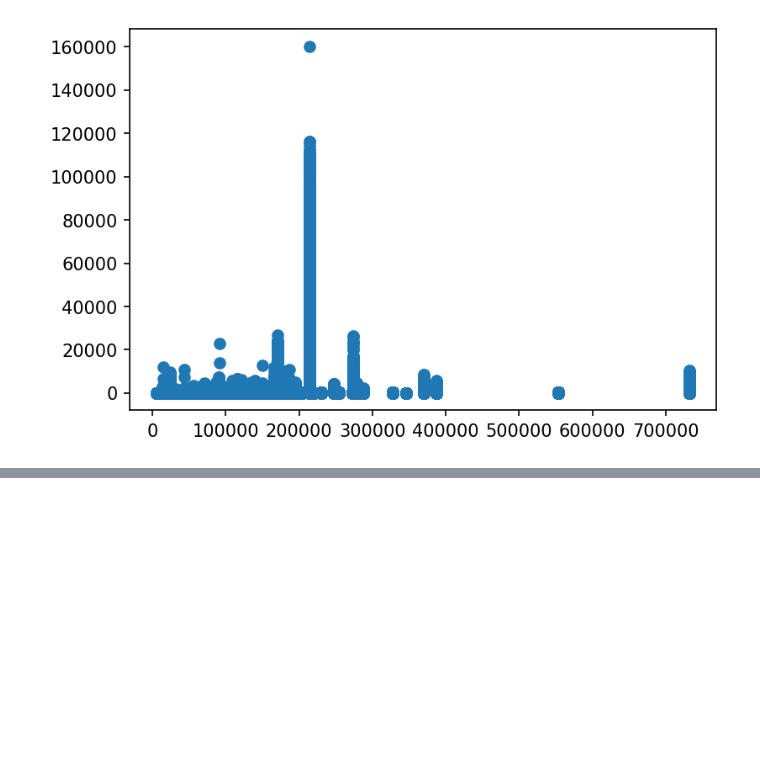
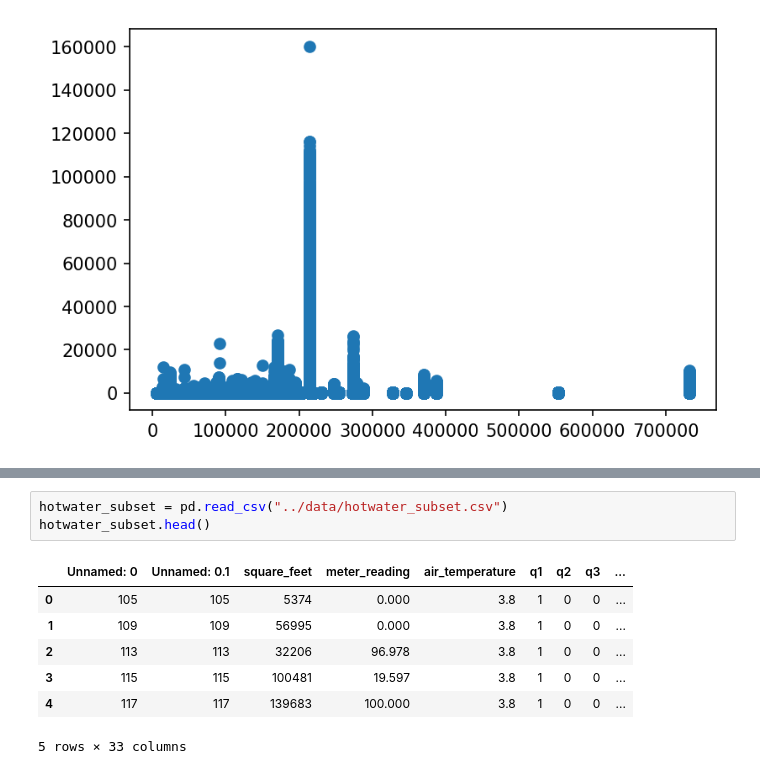
Before and after one commit to jtyrrell86/Capstone-2, a Jupyter notebook: notebooks/EDA for Capstone 2.ipynb, the cells around one changed output, grey strips where cells are left out. Saved outputs shown, nothing was run; the diff lists cells and outputs as text; blank space fills up the shorter version.

```diff
--- a/notebooks/EDA for Capstone 2.ipynb
+++ b/notebooks/EDA for Capstone 2.ipynb
@@ -1074,0 +1101,11 @@ not there
+# %%
+hotwater_subset = pd.read_csv("../data/hotwater_subset.csv")
+hotwater_subset.head()
+# %% [output]
+|  | Unnamed: 0 | Unnamed: 0.1 | square_feet | meter_reading | air_temperature | q1 | q2 | q3 | ... |
+| 0 | 105 | 105 | 5374 | 0.000 | 3.8 | 1 | 0 | 0 | ... |
+| 1 | 109 | 109 | 56995 | 0.000 | 3.8 | 1 | 0 | 0 | ... |
+| 2 | 113 | 113 | 32206 | 96.978 | 3.8 | 1 | 0 | 0 | ... |
+| 3 | 115 | 115 | 100481 | 19.597 | 3.8 | 1 | 0 | 0 | ... |
+| 4 | 117 | 117 | 139683 | 100.000 | 3.8 | 1 | 0 | 0 | ... |
+5 rows × 33 columns
```
Also changed, not shown: parts of 13 cells of this notebook, 10 other files.
